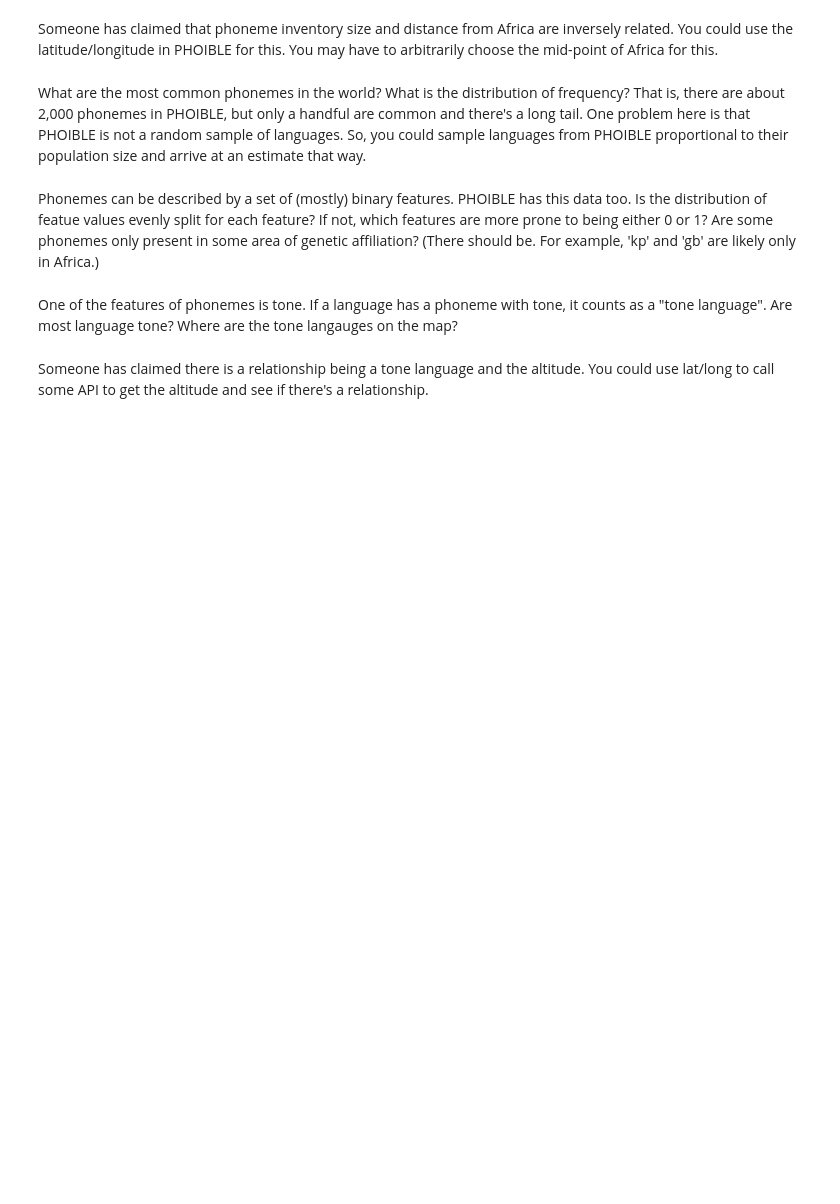
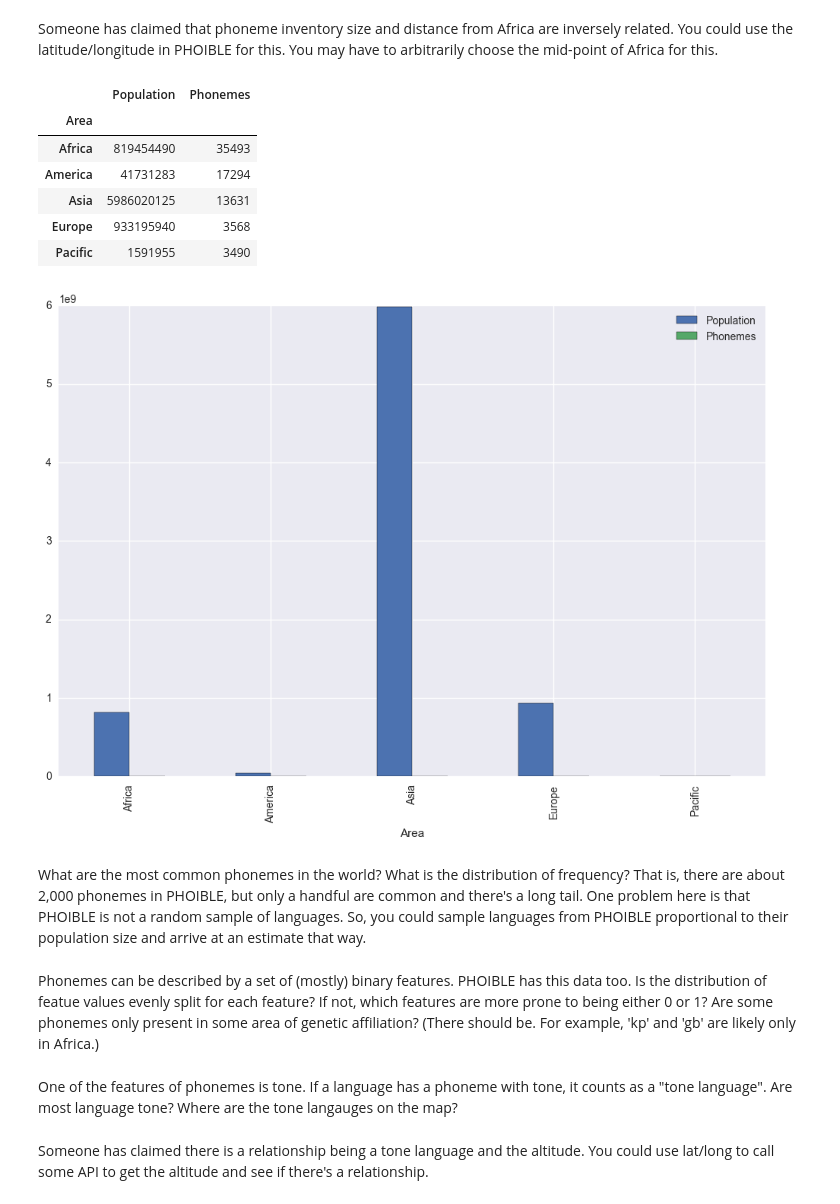
Before and after one commit to ds-modules/COGSCI-1B, a Jupyter notebook: Exploration.ipynb, the cells around one changed output. Saved outputs shown, nothing was run; the diff lists cells and outputs as text; code cells hidden in the pictures; blank space fills up the shorter version.

```diff
--- a/Exploration.ipynb
+++ b/Exploration.ipynb
@@ -163,5 +178,20 @@ Visualize the relationship between population size and phoneme inventory size, a
 # %% [markdown]
 Someone has claimed that phoneme inventory size and distance from Africa are inversely related. You could use the latitude/longitude in PHOIBLE for this. You may have to arbitrarily choose the mid-point of Africa for this.
+# %%
+#By Continent STILL NEEDS WORK, IN Progress - SHUBHAM
+pho_pop_cont = phoib.loc[:,["Area","Population", "Phonemes"]]
+pho_pop_cont = pho_pop_cont.groupby(by = "Area").sum()
+pho_pop_cont.plot.bar(figsize = (12,8))
+pho_pop_cont
+# %% [output]
+|  | Population | Phonemes |
+| Area |  |  |
+| Africa | 819454490 | 35493 |
+| America | 41731283 | 17294 |
+| Asia | 5986020125 | 13631 |
+| Europe | 933195940 | 3568 |
+| Pacific | 1591955 | 3490 |
+[figure, added]
 # %% [markdown]
 What are the most common phonemes in the world? What is the distribution of frequency? That is, there are about 2,000 phonemes in PHOIBLE, but only a handful are common and there's a long tail. One problem here is that PHOIBLE is not a random sample of languages. So, you could sample languages from PHOIBLE proportional to their population size and arrive at an estimate that way.
 # %% [markdown]
```
Also changed, not shown: parts of 4 cells of this notebook.
